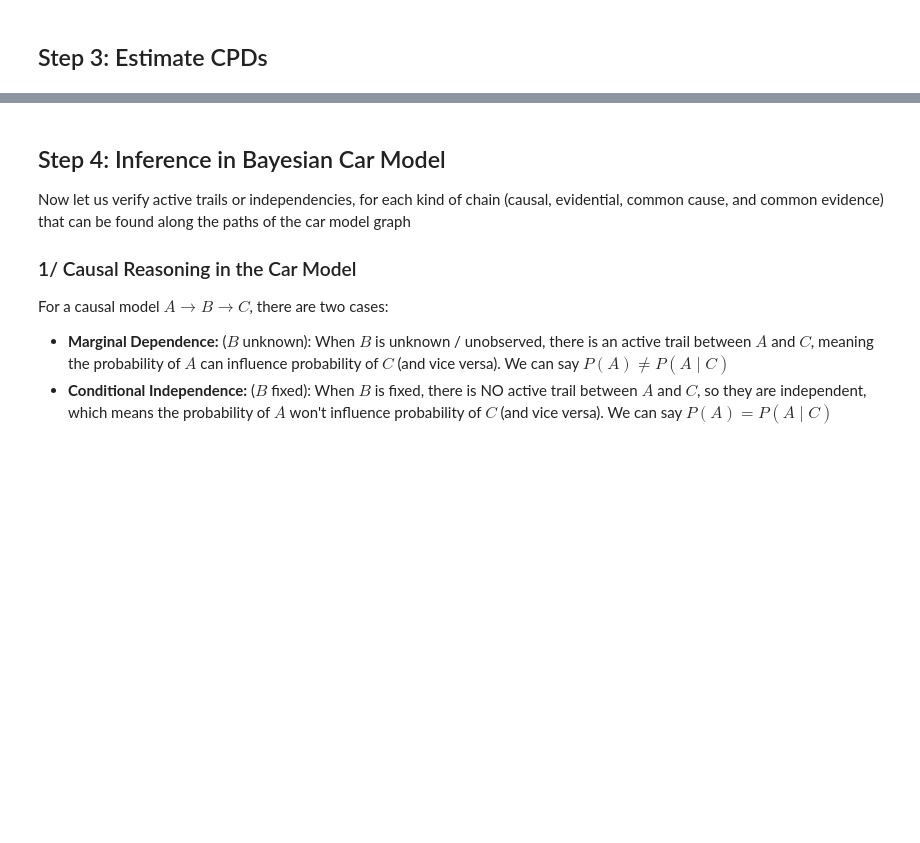
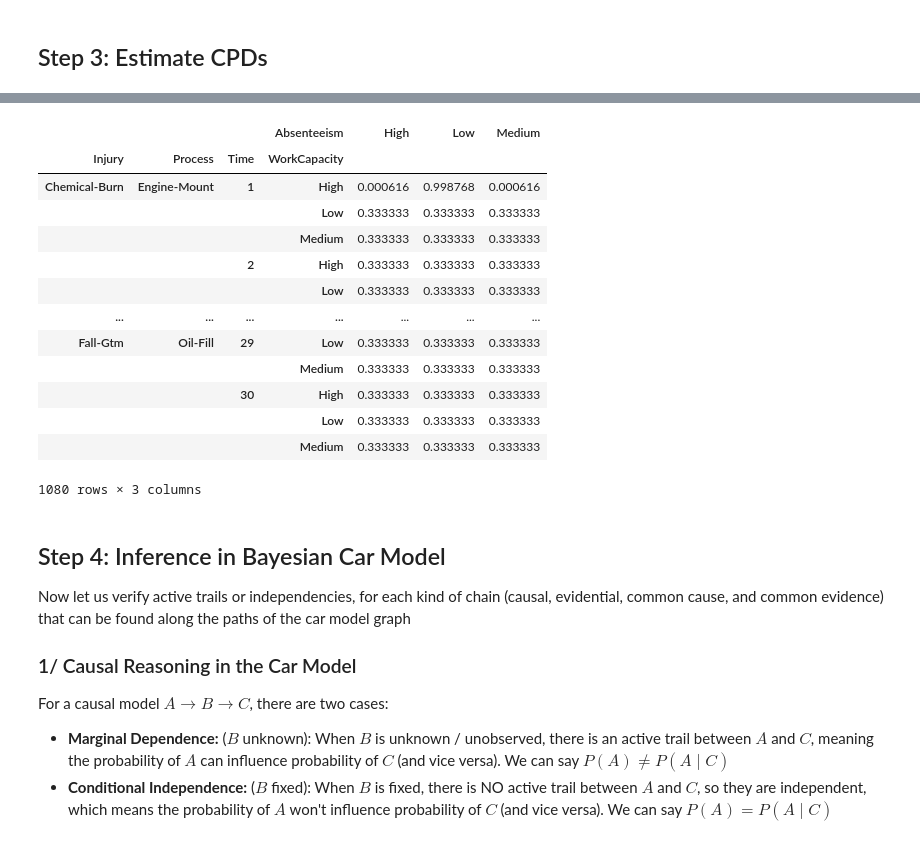
Before and after one commit to statisticallyfit/PythonProbabilisticGraphicalModels, a Jupyter notebook: src/PgmpyStudy/CarDemo_InferencePgmpy.ipynb, the cells around one changed output, grey strips where cells are left out. Drawn from its saved outputs; the diff is of its cells as text; code cells hidden in the pictures; blank space fills up the shorter version.

```diff
--- a/src/PgmpyStudy/CarDemo_InferencePgmpy.ipynb
+++ b/src/PgmpyStudy/CarDemo_InferencePgmpy.ipynb
@@ -300,3 +328,20 @@ pgmpyTabularToDataFrame(carModel, queryVar = AbsenteeismLevel.var)
+# %%
+conditionalDistDf(carModel, query= Absenteeism)
+# %% [output]
+|  |  |  | Absenteeism | High | Low | Medium |
+| Injury | Process | Time | WorkCapacity |  |  |  |
+| Chemical-Burn | Engine-Mount | 1 | High | 0.000616 | 0.998768 | 0.000616 |
+|  |  |  | Low | 0.333333 | 0.333333 | 0.333333 |
+|  |  |  | Medium | 0.333333 | 0.333333 | 0.333333 |
+|  |  | 2 | High | 0.333333 | 0.333333 | 0.333333 |
+|  |  |  | Low | 0.333333 | 0.333333 | 0.333333 |
+| ... | ... | ... | ... | ... | ... | ... |
+| Fall-Gtm | Oil-Fill | 29 | Low | 0.333333 | 0.333333 | 0.333333 |
+|  |  |  | Medium | 0.333333 | 0.333333 | 0.333333 |
+|  |  | 30 | High | 0.333333 | 0.333333 | 0.333333 |
+|  |  |  | Low | 0.333333 | 0.333333 | 0.333333 |
+|  |  |  | Medium | 0.333333 | 0.333333 | 0.333333 |
+1080 rows × 3 columns
 # %% [markdown]
 ## Step 4: Inference in Bayesian Car Model
 
```
Also changed, not shown: parts of 136 cells of this notebook, 1 other file.
